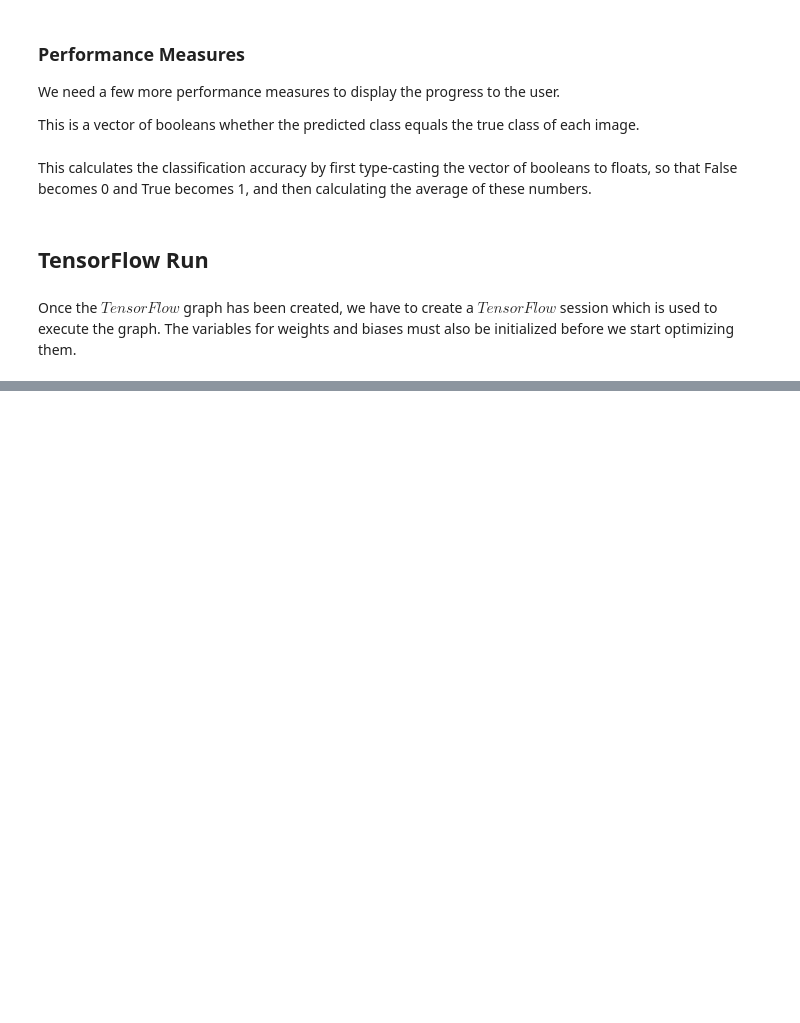
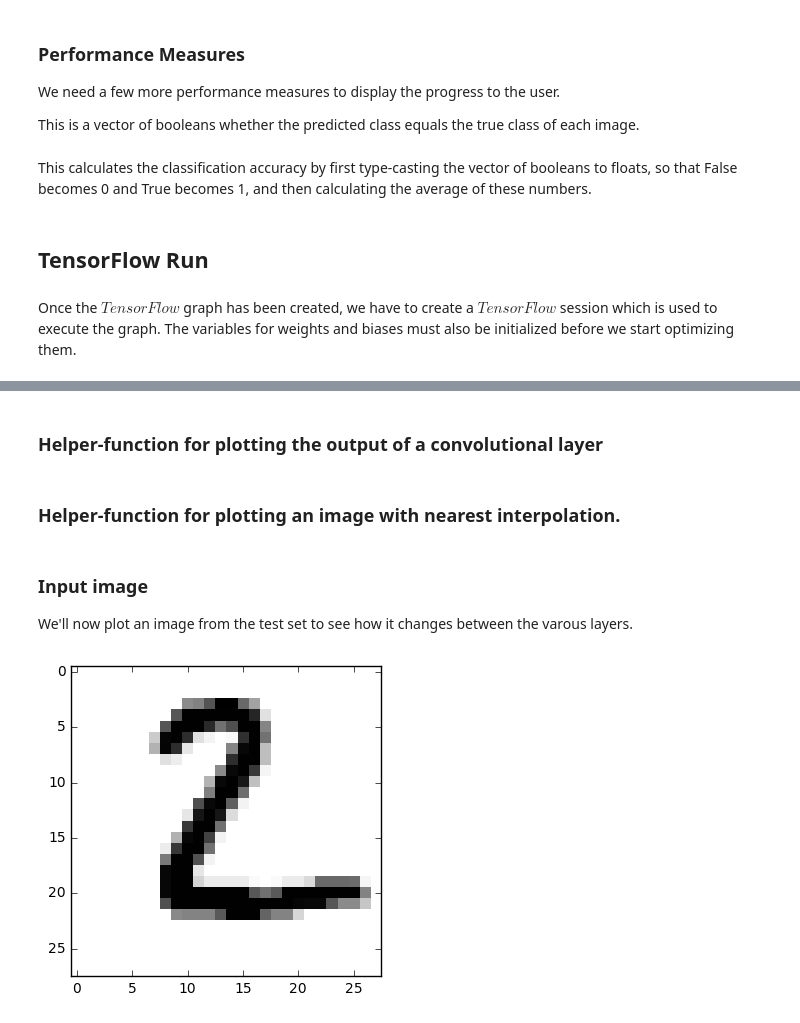
Before and after one commit to Kidel/Deep-Learning-CNN-for-Image-Recognition, a Jupyter notebook: 02_ConvolutionalNeuralNetwork-OCR.ipynb, the cells around one changed output, grey strips where cells are left out. Saved outputs shown, nothing was run; the diff lists cells and outputs as text; code cells hidden in the pictures; blank space fills up the shorter version.

```diff
--- a/02_ConvolutionalNeuralNetwork-OCR.ipynb
+++ b/02_ConvolutionalNeuralNetwork-OCR.ipynb
@@ -437,0 +775,2 @@ session.run(tf.initialize_all_variables())
+# %% [markdown]
+### Helper-function for plotting the output of a convolutional layer
@@ -437,0 +821,17 @@ session.run(tf.initialize_all_variables())
+# %% [markdown]
+### Helper-function for plotting an image with nearest interpolation.
+# %%
+def plot_image(image):
+    plt.imshow(image.reshape(img_shape),
+               interpolation='nearest',
+               cmap='binary')
+
+    plt.show()
+# %% [markdown]
+### Input image
+We'll now plot an image from the test set to see how it changes between the varous layers.
+# %%
+image1 = data.test.images[1]
+plot_image(image1)
+# %% [output]
+[figure, added]
```
Also changed, not shown: parts of 36 cells of this notebook.
